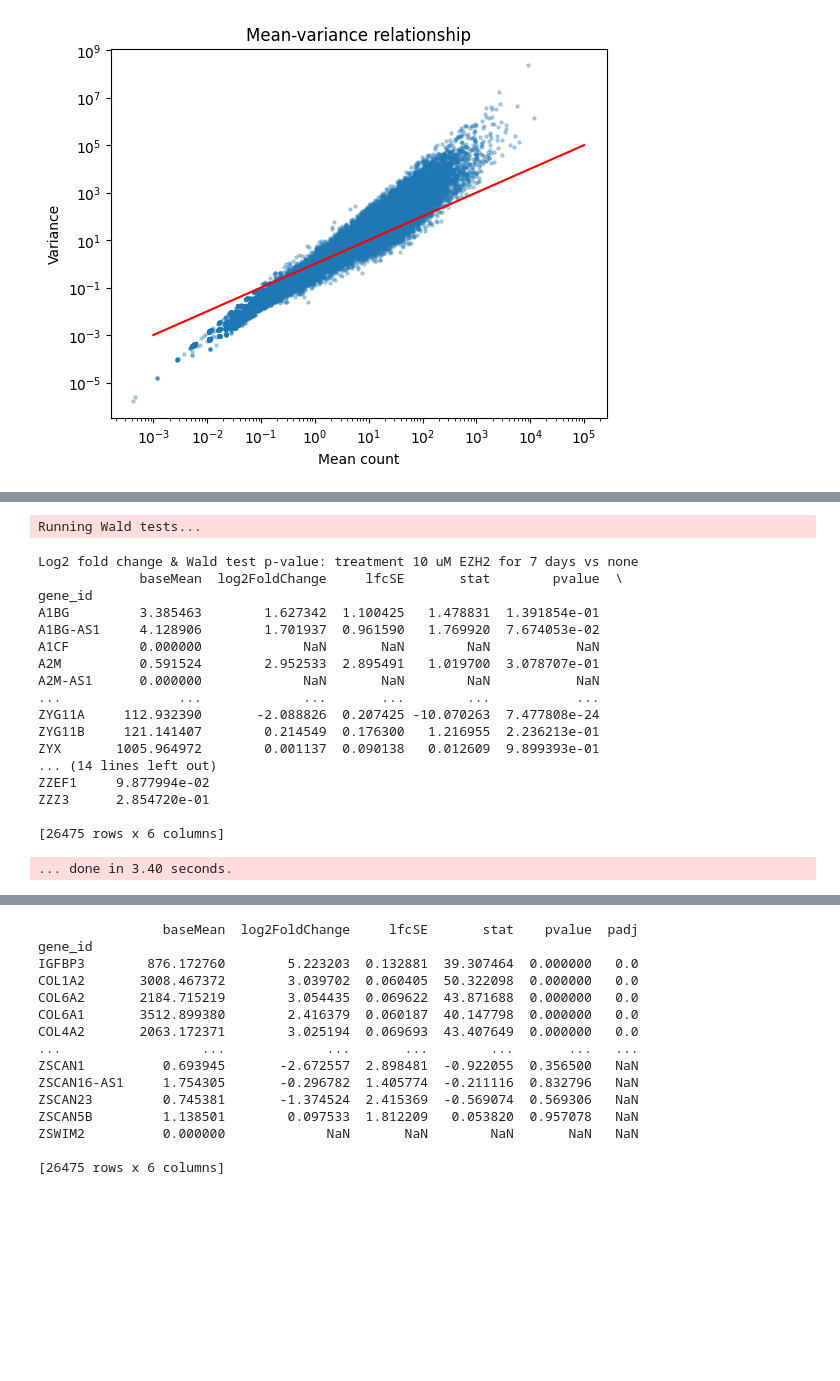
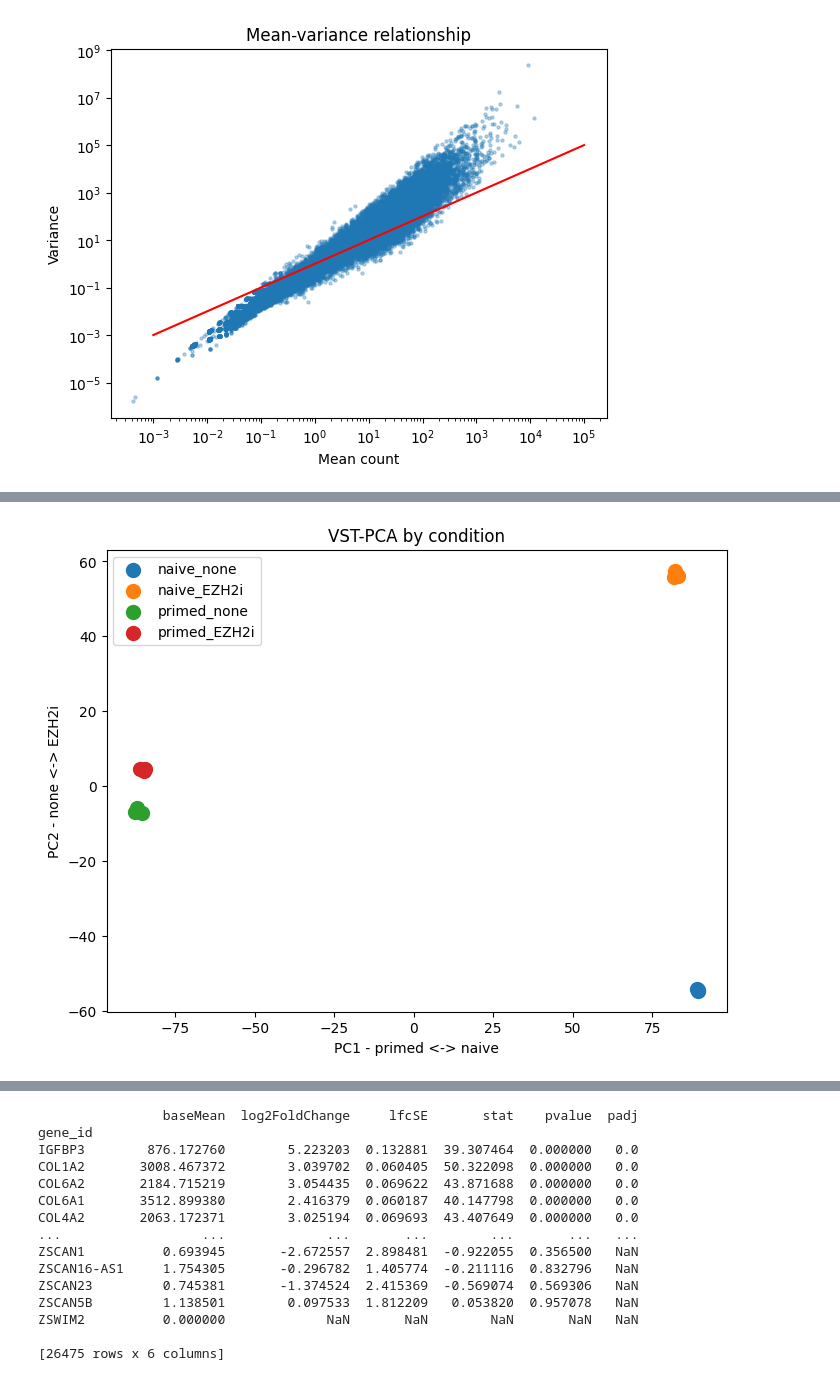
Before and after one commit to simonelsasser/SP1-01-Ex, a Jupyter notebook: Kumar_NCB/DEG-Kumar.ipynb, the cells around one changed output, grey strips where cells are left out. Cells and saved outputs as stored; diff of their text form; code cells hidden in the pictures; blank space fills up the shorter version.

Commit message:
update notebook deseq2

```diff
--- a/Kumar_NCB/DEG-Kumar.ipynb
+++ b/Kumar_NCB/DEG-Kumar.ipynb
@@ -304,11 +306,0 @@ counts_df.head()
-# %%
-# prepare metaData
-# shape meta for DESeq analysis (name as index, treatment as column)
-meta = experiment_design.set_index("Name")
-meta = meta[["treatment"]]
-print(meta)
-
-#count_naive = count_table[naive_samples]
-#count_naive = count_naive.astype(int)
-#count_naive = count_naive[~count_naive.index.duplicated(keep="first")]
-#count_naive
@@ -330,10 +333,5 @@ Primed_EZH2i_R3  10 uM EZH2 for 7 days
 # %%
-##print("counts_df samples:")
-print(counts_df.index.tolist())
-print("\nmeta samples:")
-print(meta.index.tolist())
-print("\nDo they match?")
-print(set(counts_df.index) == set(meta.index))#######################
+#######################
 ######   TASK 3   #######
 #     Running DESeq2    #
 #########################
@@ -345,5 +343,5 @@ from pydeseq2.ds import DeseqStats
 dds = DeseqDataSet(
     counts=counts_df,
     metadata=meta,
-    design="~treatment",
+    design="~design",
     refit_cooks=True)
@@ -381,28 +370,29 @@ Calculating cook's distance...
 
 Replacing 0 outlier genes.
 # %%
-# calculate DESeqStats and summary
-ds = DeseqStats(dds, contrast=["treatment", "10 uM EZH2 for 7 days", "none"],n_cpus=1)
+# plot PCA of the samples to check for batch effects and sample clustering
+# Variance-stabilizing transformation (VST) is available in PyDESeq2
+#dds.vst()  # stores transformed values
+vst = dds.layers["vst_counts"]  # samples x genes
 
-# get ds summary overview
-ds.summary()
+# Basic PCA with scikit-learn
+from importlib.metadata import metadata
+
+from sklearn.decomposition import PCA
+
+X = np.asarray(vst)                         # make sure it's a numeric array
+pca = PCA(n_components=2).fit_transform(X)  # PCs across samples
+
+# Plot, color by design, provide legend and labels of points
+plt.figure(figsize=(8, 6))
+for design in meta["design"].unique():
+    mask = meta["design"] == design
+    plt.scatter(pca[mask, 0], pca[mask, 1], label=design, marker="o", s=100)
+
+plt.xlabel("PC1 - primed <-> naive")
+plt.ylabel("PC2 - none <-> EZH2i")
+plt.title("VST-PCA by condition")
+plt.legend()
+plt.show()
 # %% [output]
-Running Wald tests...
-Log2 fold change & Wald test p-value: treatment 10 uM EZH2 for 7 days vs none
-             baseMean  log2FoldChange     lfcSE       stat        pvalue  \
-gene_id
-A1BG         3.385463        1.627342  1.100425   1.478831  1.391854e-01
-A1BG-AS1     4.128906        1.701937  0.961590   1.769920  7.674053e-02
-A1CF         0.000000             NaN       NaN        NaN           NaN
-A2M          0.591524        2.952533  2.895491   1.019700  3.078707e-01
-A2M-AS1      0.000000             NaN       NaN        NaN           NaN
-...               ...             ...       ...        ...           ...
-ZYG11A     112.932390       -2.088826  0.207425 -10.070263  7.477808e-24
-ZYG11B     121.141407        0.214549  0.176300   1.216955  2.236213e-01
-ZYX       1005.964972        0.001137  0.090138   0.012609  9.899393e-01
-... (14 lines left out)
-ZZEF1     9.877994e-02
-ZZZ3      2.854720e-01
-
-[26475 rows x 6 columns]
-... done in 3.40 seconds.
+[figure, added]
```
Also changed, not shown: parts of 11 cells of this notebook, 1 other file.
